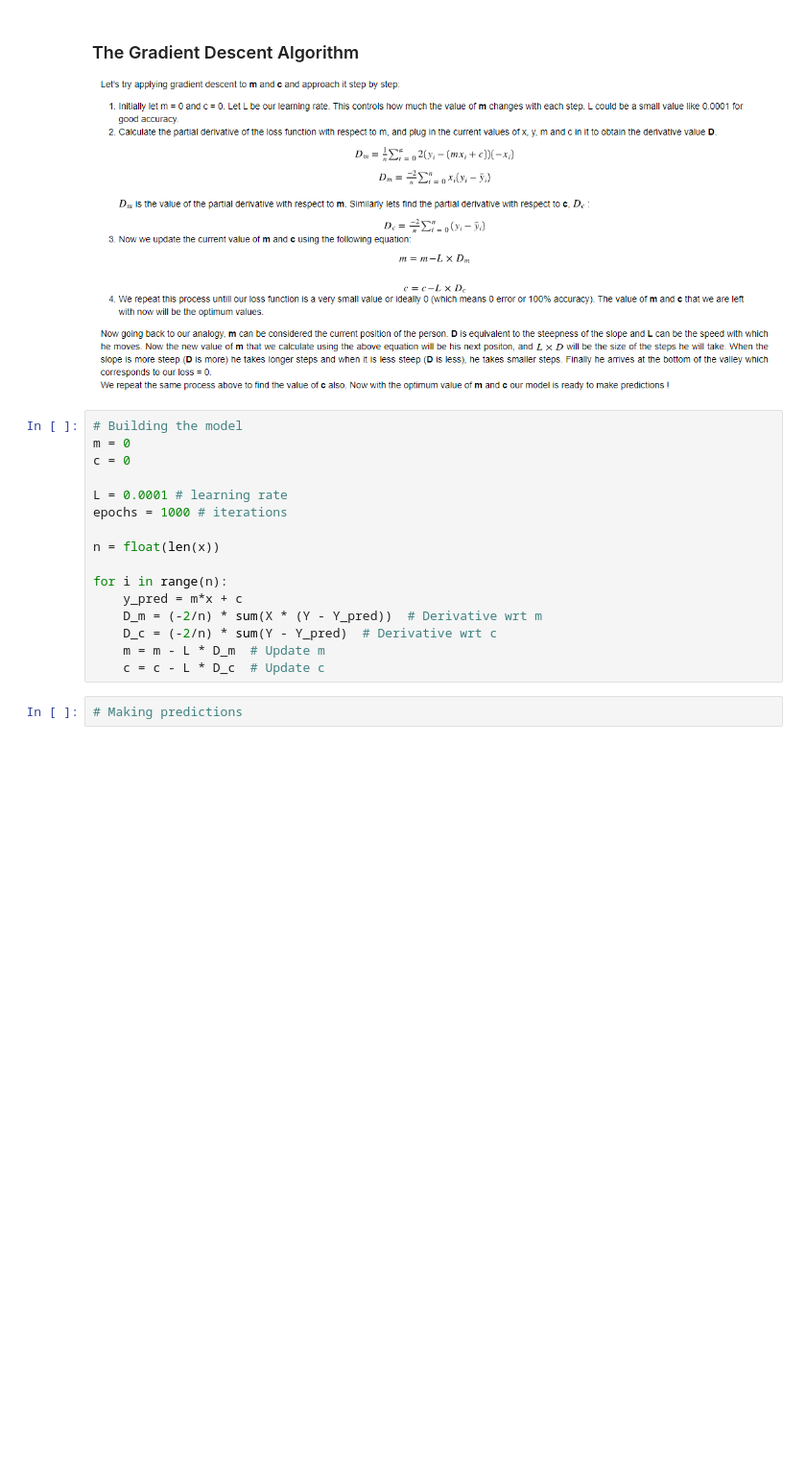
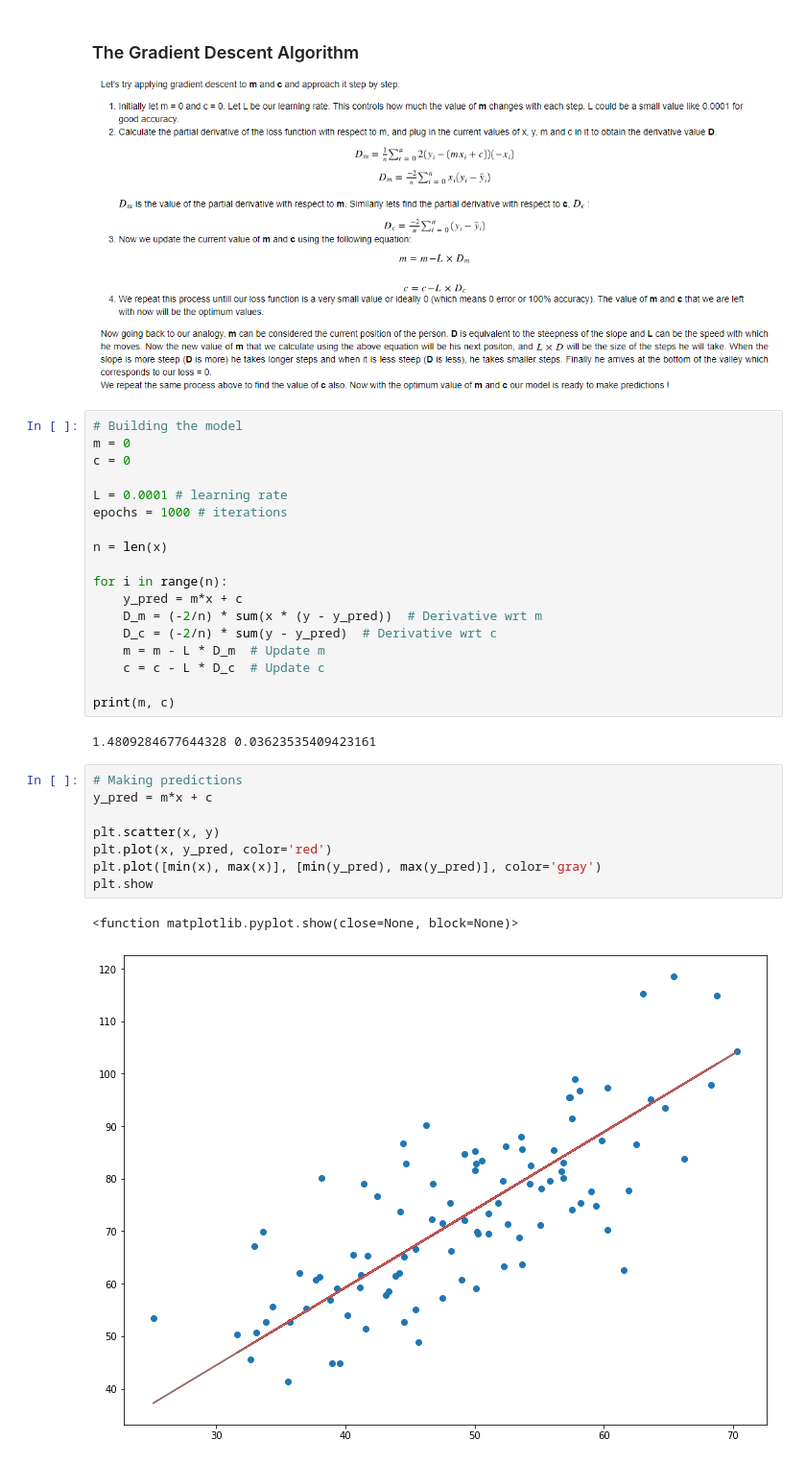
Before and after one commit to ric3b0wl/ECGR4105-IntroML, a Jupyter notebook: yt_tutorial/linear_regression_using_gradient_descent.ipynb, the cells around one changed output. Shown at 96% size. Cells and saved outputs as stored; diff of their text form; blank space fills up the shorter version.

```diff
--- a/yt_tutorial/linear_regression_using_gradient_descent.ipynb
+++ b/yt_tutorial/linear_regression_using_gradient_descent.ipynb
@@ -31,13 +31,26 @@ c = 0
 L = 0.0001 # learning rate
 epochs = 1000 # iterations
 
-n = float(len(x))
+n = len(x)
 
 for i in range(n):
     y_pred = m*x + c
-    D_m = (-2/n) * sum(X * (Y - Y_pred))  # Derivative wrt m
-    D_c = (-2/n) * sum(Y - Y_pred)  # Derivative wrt c
+    D_m = (-2/n) * sum(x * (y - y_pred))  # Derivative wrt m
+    D_c = (-2/n) * sum(y - y_pred)  # Derivative wrt c
     m = m - L * D_m  # Update m
     c = c - L * D_c  # Update c
+
+print(m, c)
+# %% [output]
+1.4809284677644328 0.03623535409423161
 # %%
 # Making predictions
+y_pred = m*x + c
+
+plt.scatter(x, y)
+plt.plot(x, y_pred, color='red')
+plt.plot([min(x), max(x)], [min(y_pred), max(y_pred)], color='gray')
+plt.show
+# %% [output]
+<function matplotlib.pyplot.show(close=None, block=None)>
+[figure, added]
```
